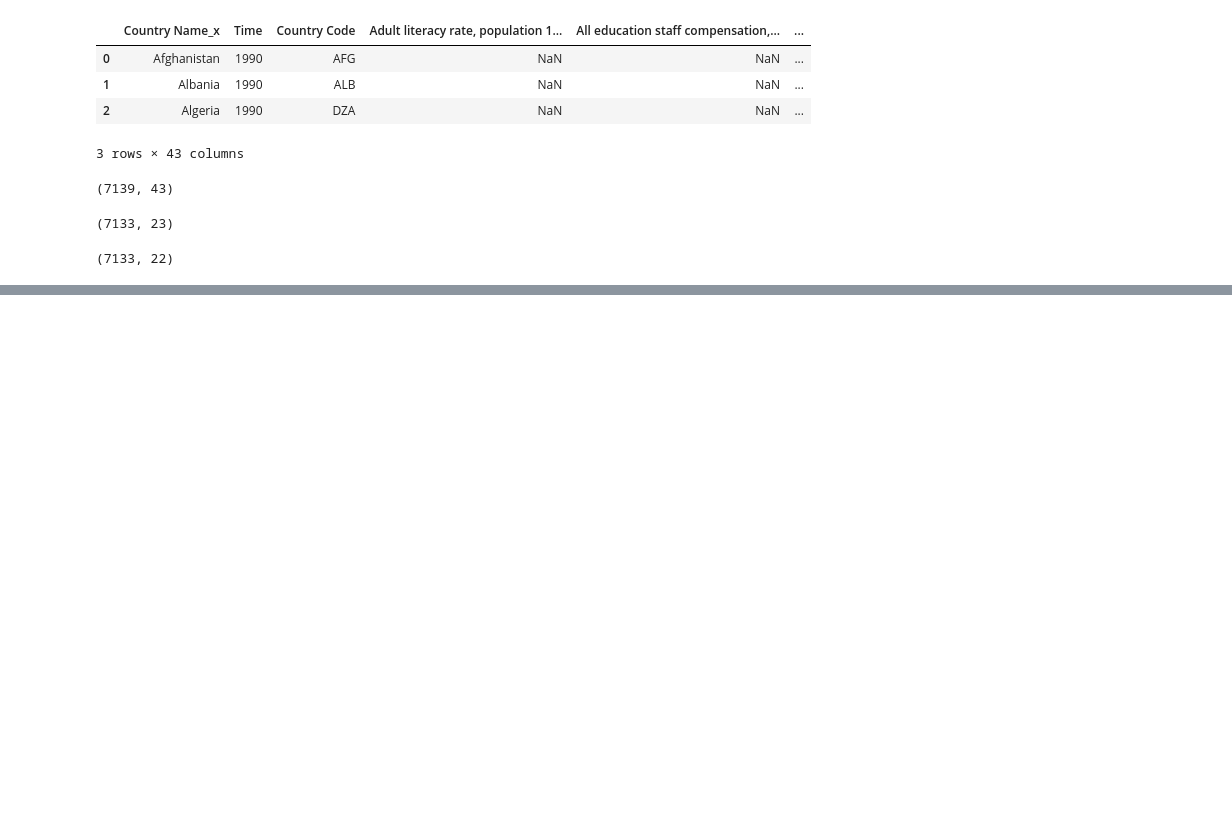
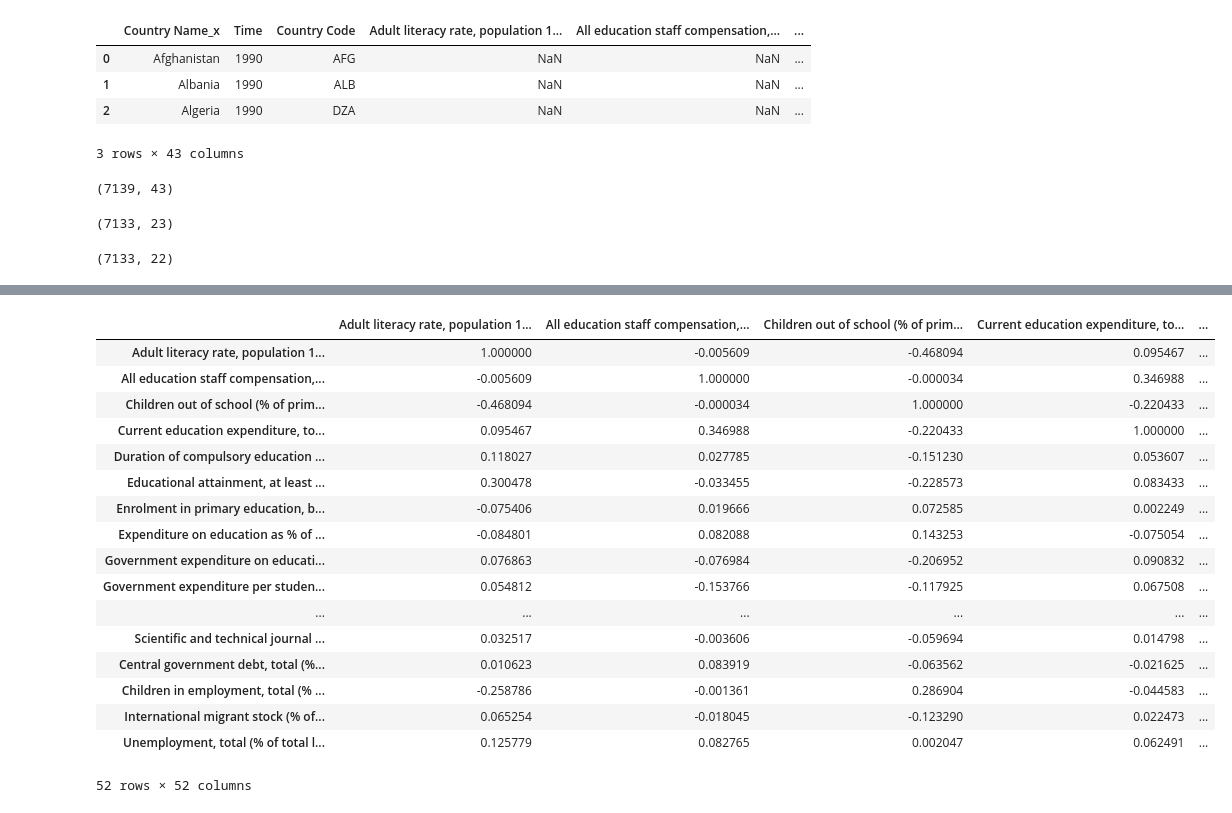
Before and after one commit to dsalicath/ECON628-01-dsalicath, a Jupyter notebook: Project2.ipynb, the cells around one changed output, grey strips where cells are left out. Drawn from its saved outputs; the diff is of its cells as text; code cells hidden in the pictures; blank space fills up the shorter version.

```diff
--- a/Project2.ipynb
+++ b/Project2.ipynb
@@ -277,0 +296,21 @@ df.head(3)
+# %%
+df.corr().T
+# %% [output]
+|  | Adult literacy rate, population 1... | All education staff compensation,... | Children out of school (% of prim... | Current education expenditure, to... | ... |
+| Adult literacy rate, population 1... | 1.000000 | -0.005609 | -0.468094 | 0.095467 | ... |
+| All education staff compensation,... | -0.005609 | 1.000000 | -0.000034 | 0.346988 | ... |
+| Children out of school (% of prim... | -0.468094 | -0.000034 | 1.000000 | -0.220433 | ... |
+| Current education expenditure, to... | 0.095467 | 0.346988 | -0.220433 | 1.000000 | ... |
+| Duration of compulsory education ... | 0.118027 | 0.027785 | -0.151230 | 0.053607 | ... |
+| Educational attainment, at least ... | 0.300478 | -0.033455 | -0.228573 | 0.083433 | ... |
+| Enrolment in primary education, b... | -0.075406 | 0.019666 | 0.072585 | 0.002249 | ... |
+| Expenditure on education as % of ... | -0.084801 | 0.082088 | 0.143253 | -0.075054 | ... |
+| Government expenditure on educati... | 0.076863 | -0.076984 | -0.206952 | 0.090832 | ... |
+| Government expenditure per studen... | 0.054812 | -0.153766 | -0.117925 | 0.067508 | ... |
+| ... | ... | ... | ... | ... | ... |
+| Scientific and technical journal ... | 0.032517 | -0.003606 | -0.059694 | 0.014798 | ... |
+| Central government debt, total (%... | 0.010623 | 0.083919 | -0.063562 | -0.021625 | ... |
+| Children in employment, total (% ... | -0.258786 | -0.001361 | 0.286904 | -0.044583 | ... |
+| International migrant stock (% of... | 0.065254 | -0.018045 | -0.123290 | 0.022473 | ... |
+| Unemployment, total (% of total l... | 0.125779 | 0.082765 | 0.002047 | 0.062491 | ... |
+52 rows × 52 columns
```
Also changed, not shown: parts of 25 cells of this notebook.
